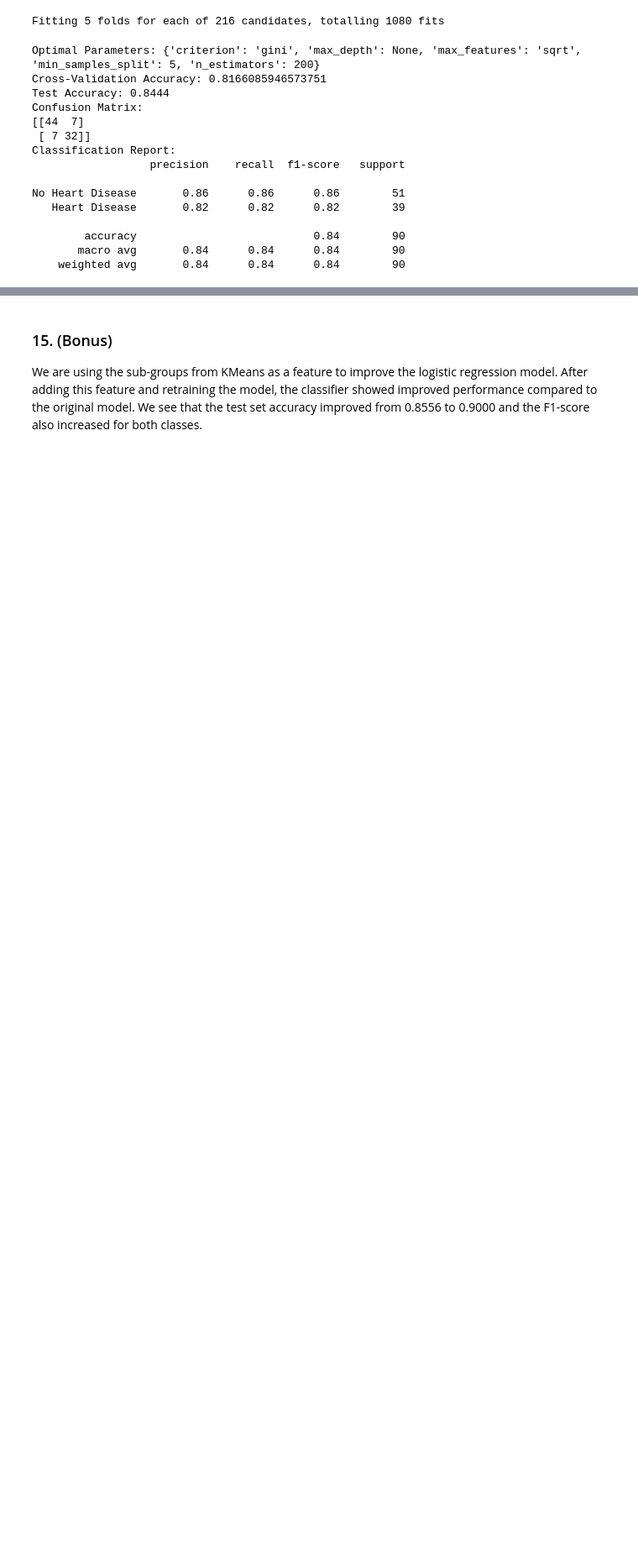
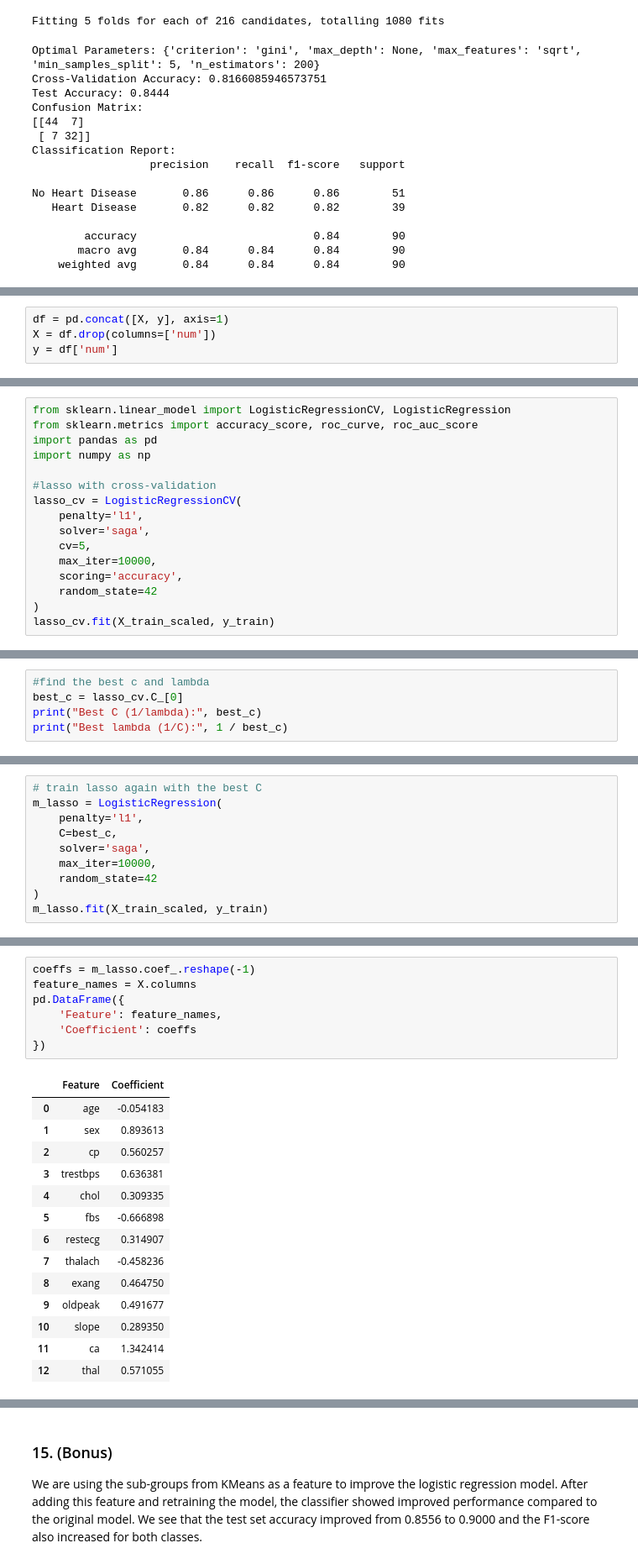
Before and after one commit to j-asmineho/STATS_3DA3_A6, a Jupyter notebook: group28_HW6.ipynb, the cells around one changed output, grey strips where cells are left out. Shown: that part at 84% size. Cells and saved outputs as stored; diff of their text form; blank space fills up the shorter version.

```diff
--- a/group28_HW6.ipynb
+++ b/group28_HW6.ipynb
@@ -343,0 +356,4 @@ No Heart Disease       0.86      0.86      0.86        51
+# %%
+df = pd.concat([X, y], axis=1)
+X = df.drop(columns=['num'])
+y = df['num']
@@ -343,0 +373,16 @@ No Heart Disease       0.86      0.86      0.86        51
+# %%
+from sklearn.linear_model import LogisticRegressionCV, LogisticRegression
+from sklearn.metrics import accuracy_score, roc_curve, roc_auc_score
+import pandas as pd
+import numpy as np
+
+#lasso with cross-validation
+lasso_cv = LogisticRegressionCV(
+    penalty='l1',
+    solver='saga',
+    cv=5,
+    max_iter=10000,
+    scoring='accuracy',
+    random_state=42
+)
+lasso_cv.fit(X_train_scaled, y_train)
@@ -343,0 +392,5 @@ No Heart Disease       0.86      0.86      0.86        51
+# %%
+#find the best c and lambda
+best_c = lasso_cv.C_[0]
+print("Best C (1/lambda):", best_c)
+print("Best lambda (1/C):", 1 / best_c)
@@ -343,0 +400,10 @@ No Heart Disease       0.86      0.86      0.86        51
+# %%
+# train lasso again with the best C
+m_lasso = LogisticRegression(
+    penalty='l1',
+    C=best_c,
+    solver='saga',
+    max_iter=10000,
+    random_state=42
+)
+m_lasso.fit(X_train_scaled, y_train)
@@ -343,0 +413,22 @@ No Heart Disease       0.86      0.86      0.86        51
+# %%
+coeffs = m_lasso.coef_.reshape(-1)
+feature_names = X.columns
+pd.DataFrame({
+    'Feature': feature_names,
+    'Coefficient': coeffs
+})
+# %% [output]
+|  | Feature | Coefficient |
+| 0 | age | -0.054183 |
+| 1 | sex | 0.893613 |
+| 2 | cp | 0.560257 |
+| 3 | trestbps | 0.636381 |
+| 4 | chol | 0.309335 |
+| 5 | fbs | -0.666898 |
+| 6 | restecg | 0.314907 |
+| 7 | thalach | -0.458236 |
+| 8 | exang | 0.464750 |
+| 9 | oldpeak | 0.491677 |
+| 10 | slope | 0.289350 |
+| 11 | ca | 1.342414 |
+| 12 | thal | 0.571055 |
```
Also changed, not shown: parts of 26 cells of this notebook.
